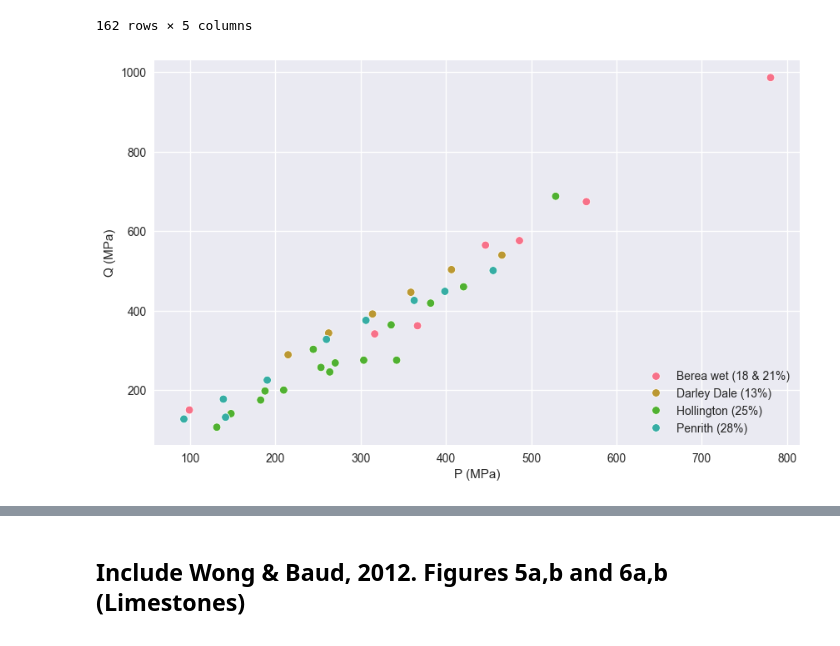
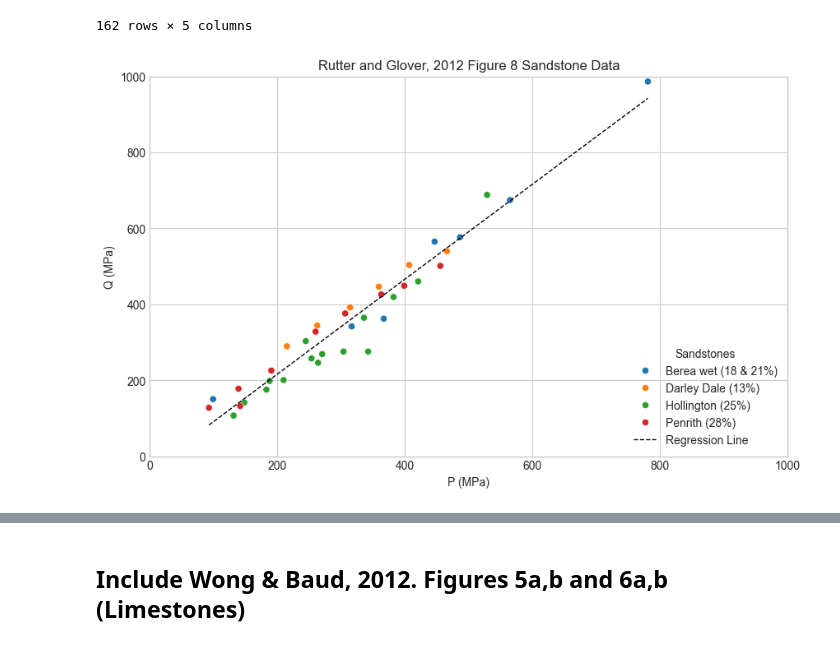
Before and after one commit to sa-diq/rock-strength, a Jupyter notebook: statistical_analysis.ipynb, the cells around one changed output, grey strips where cells are left out. Drawn from its saved outputs; the diff is of its cells as text; code cells hidden in the pictures.

```diff
--- a/statistical_analysis.ipynb
+++ b/statistical_analysis.ipynb
@@ -4,10 +4,11 @@ import matplotlib.pyplot as plt
 import seaborn as sns
 import sqlite3
 import statsmodels.api as sm
+import re
 
 # Set up plotting style
-plt.style.use('seaborn-v0_8')
-sns.set_palette("husl")
+plt.style.use('seaborn-v0_8-whitegrid')
+sns.set_palette("tab10")
 # %%
 # Create a connection to the SQLite database
 conn = sqlite3.connect('data/plots.db')
@@ -57,10 +58,17 @@ rut_glov_fig8 = rut_glov_fig8[(rut_glov_fig8['sandstone_name'] != 'Serpentinite
 # %%
 # Visualise the sandstone data
 plt.figure(figsize=(10, 6))
 sns.scatterplot(data=rut_glov_fig8, x='p_mpa', y='q_mpa', hue='sandstone_name')
-plt.xlabel('P (MPa)')
-plt.ylabel('Q (MPa)')
-plt.legend(loc='lower right')
+sns.regplot(data=rut_glov_fig8, x='p_mpa', y='q_mpa', scatter=False,
+            color='black', ci=None, label='Regression Line',
+            line_kws={'linewidth': 1.0, 'linestyle': '--'})
+plt.xlabel('P (MPa)', fontsize=10)
+plt.ylabel('Q (MPa)', fontsize=10)
+plt.xlim(0,1000)
+plt.ylim(0,1000)
+plt.title('Rutter and Glover, 2012 Figure 8 Sandstone Data')
+plt.legend(loc='lower right', title='Sandstones')
+plt.savefig("stats_plots/Rutter_Glover_2012_Fig8.png", dpi=300, bbox_inches='tight')
 plt.show()
 # %% [output]
-[figure, old version]
+[figure, new version]
```
Also changed, not shown: parts of 20 cells of this notebook.
